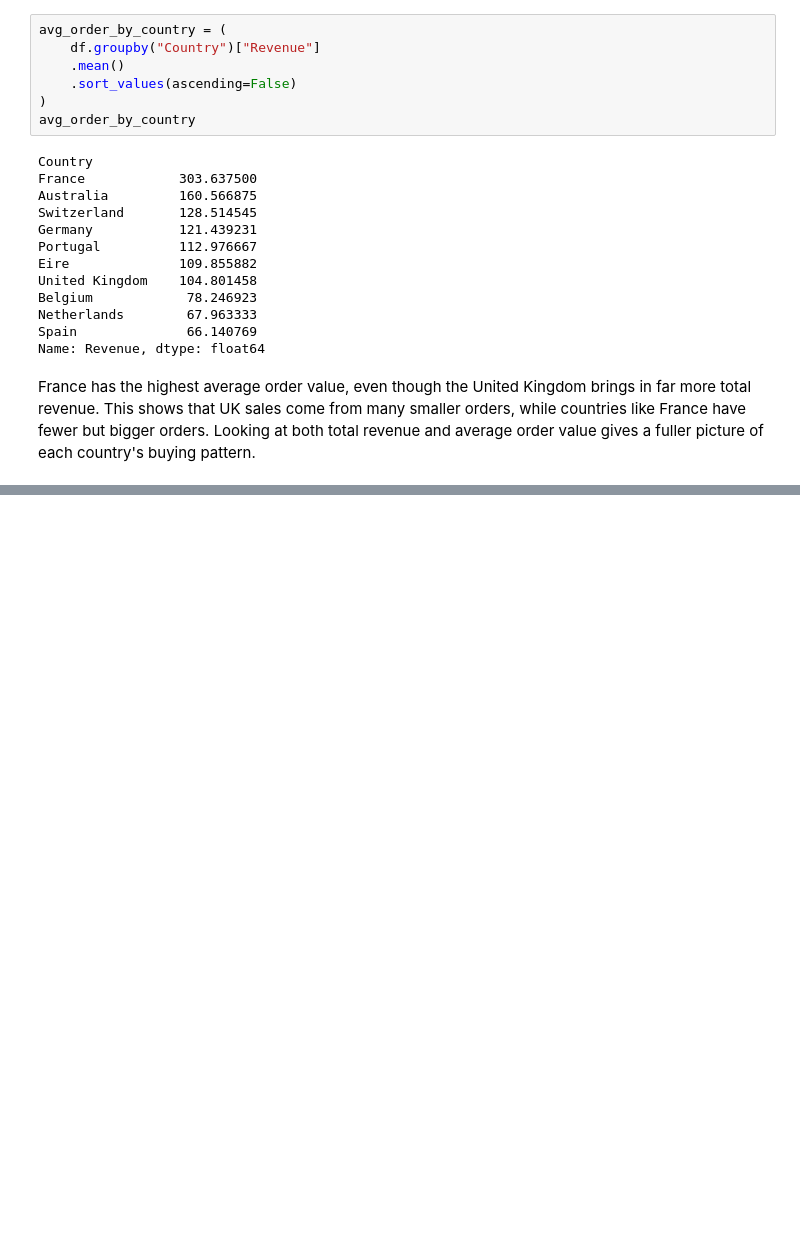
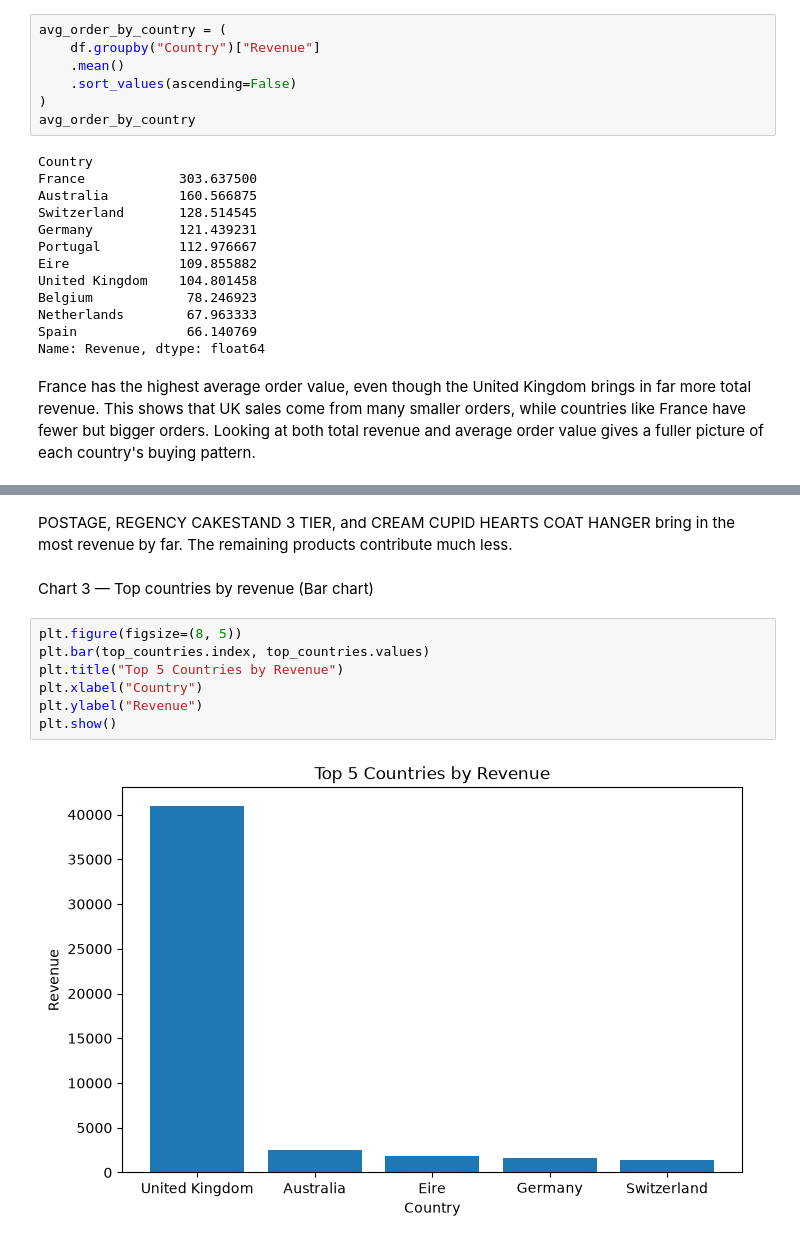
Before and after one commit to Emmanuel-Twumasi-Kwame-Yeboah/retail-sales-analysis, a Jupyter notebook: notebooks/retail_sales_analysis.ipynb, the cells around one changed output, grey strips where cells are left out. Drawn from its saved outputs; the diff is of its cells as text; blank space fills up the shorter version.

```diff
--- a/notebooks/retail_sales_analysis.ipynb
+++ b/notebooks/retail_sales_analysis.ipynb
@@ -411,0 +436,13 @@ France has the highest average order value, even though the United Kingdom bring
+# %% [markdown]
+POSTAGE, REGENCY CAKESTAND 3 TIER, and CREAM CUPID HEARTS COAT HANGER bring in the most revenue by far. The remaining products contribute much less.
+# %% [markdown]
+Chart 3 — Top countries by revenue (Bar chart)
+# %%
+plt.figure(figsize=(8, 5))
+plt.bar(top_countries.index, top_countries.values)
+plt.title("Top 5 Countries by Revenue")
+plt.xlabel("Country")
+plt.ylabel("Revenue")
+plt.show()
+# %% [output]
+[figure, added]
```
Also changed, not shown: parts of 14 cells of this notebook.
